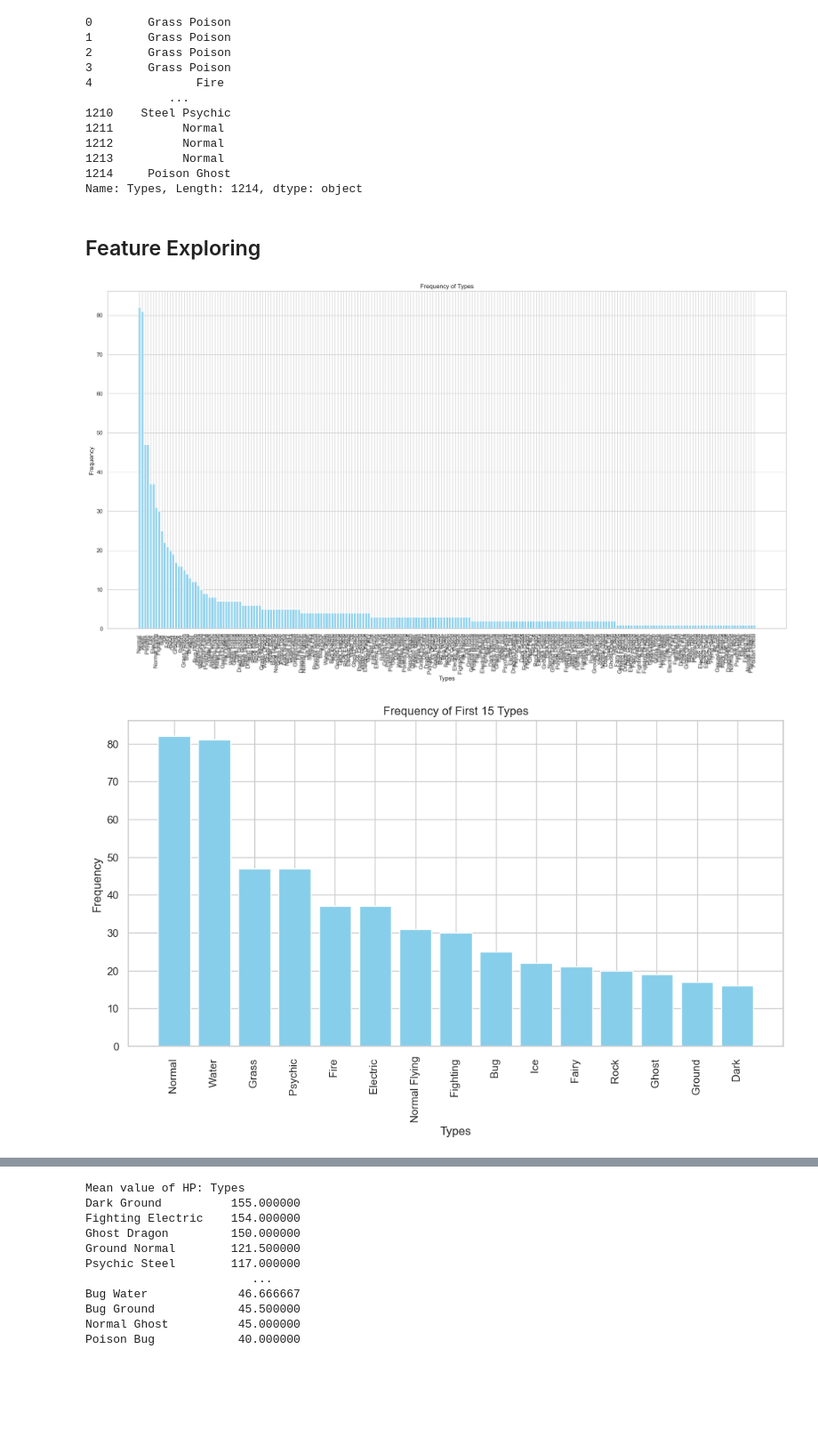
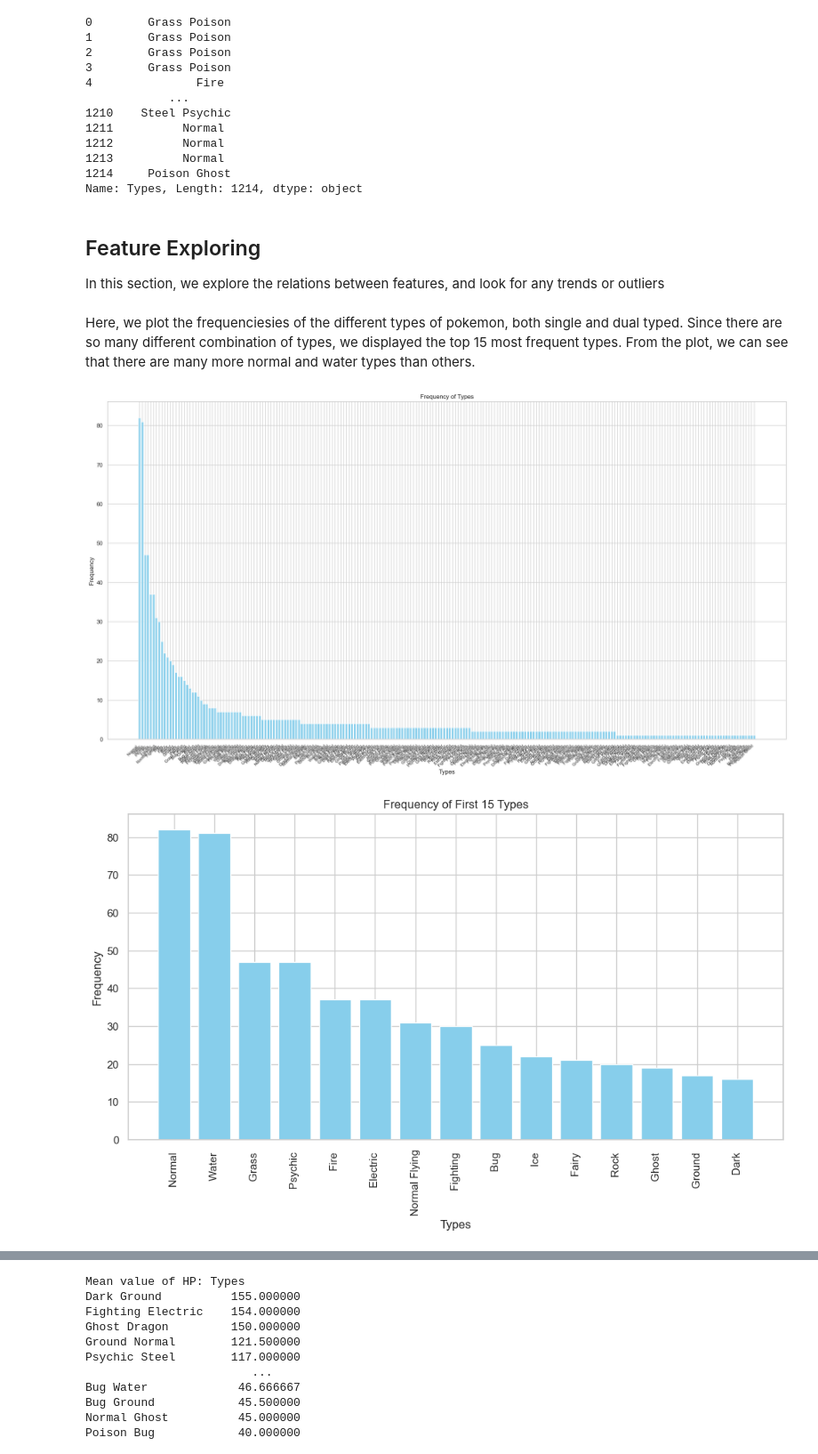
Before and after one commit to MayaLee393/Pokemon_ML, a Jupyter notebook: pokemon.ipynb, the cells around one changed output, grey strips where cells are left out. Shown at 89% size. Drawn from its saved outputs; the diff is of its cells as text; code cells hidden in the pictures; blank space fills up the shorter version.

```diff
--- a/pokemon.ipynb
+++ b/pokemon.ipynb
@@ -82,7 +82,7 @@ The dataset used for this project is **`pokedex.csv`**, which contains data on v
 # Pokemon
 # %%
 # data = pd.read_csv(r"C:\Users\kevin barcenas\Documents\GitHub\Pokemon_ML\pokedex.csv", skipinitialspace=True)
-data = pd.read_csv(r"C:\Users\kevin barcenas\Documents\GitHub\Pokemon_ML\pokedex.csv", skipinitialspace=True)
+data = pd.read_csv(r"pokedex.csv", skipinitialspace=True)
 display(data.head())
 # %% [output]
 |  | Image | Index | Name | Type 1 | Type 2 | Total | HP | Attack | Defense | SP. Atk. | SP. Def | ... |
@@ -396,7 +396,8 @@ df.to_csv("pokemon_csv_with_heightweight.csv", index=False)
 # %%
 
 # Read the pre-saved height and weight data
-height_weight_data = pd.read_csv(r"C:\Users\kevin barcenas\Documents\GitHub\Pokemon_ML\height_weight.csv",encoding="latin1")
+# height_weight_data = pd.read_csv(r"C:\Users\kevin barcenas\Documents\GitHub\Pokemon_ML\height_weight.csv",encoding="latin1")
+height_weight_data = pd.read_csv(r"height_weight.csv",encoding="latin1")
 
 # Extract only the height and weight columns
 ht_wt = height_weight_data.iloc[:, -2:]
@@ -459,27 +460,30 @@ display(class_labels)
 1213          Normal
 1214     Poison Ghost
 Name: Types, Length: 1214, dtype: object
-# %% [markdown]
-## Feature Exploring
+# %% [markdown]
+## Feature Exploring
+In this section, we explore the relations between features, and look for any trends or outliers
+# %% [markdown]
+Here, we plot the frequenciesies of the different types of pokemon, both single and dual typed. Since there are so many different combination of types, we displayed the top 15 most frequent types. From the plot, we can see that there are many more normal and water types than others.
 # %%
 #Frequency of different Types
 types_frequency = class_labels.value_counts()
 plt.figure(figsize=(24, 12))
 plt.bar(types_frequency.index, types_frequency.values, color='skyblue')
-plt.xticks(rotation=90)
+plt.xticks(rotation=45, ha='right', fontsize=8)
 plt.xlabel('Types')
 plt.ylabel('Frequency')
 plt.title('Frequency of Types')
 plt.show()
 #Plot of the first 15 frequent type
 first_fifteen = types_frequency[:15]
 plt.figure(figsize=(12, 6))
 plt.bar(first_fifteen.index, first_fifteen.values, color='skyblue')
 plt.xticks(rotation=90)
 plt.xlabel('Types')
 plt.ylabel('Frequency')
 plt.title('Frequency of First 15 Types')
 plt.show()
 # %% [output]
-[figure, old version]
+[figure, new version]
 [figure]
```
Also changed, not shown: parts of 29 cells of this notebook.
